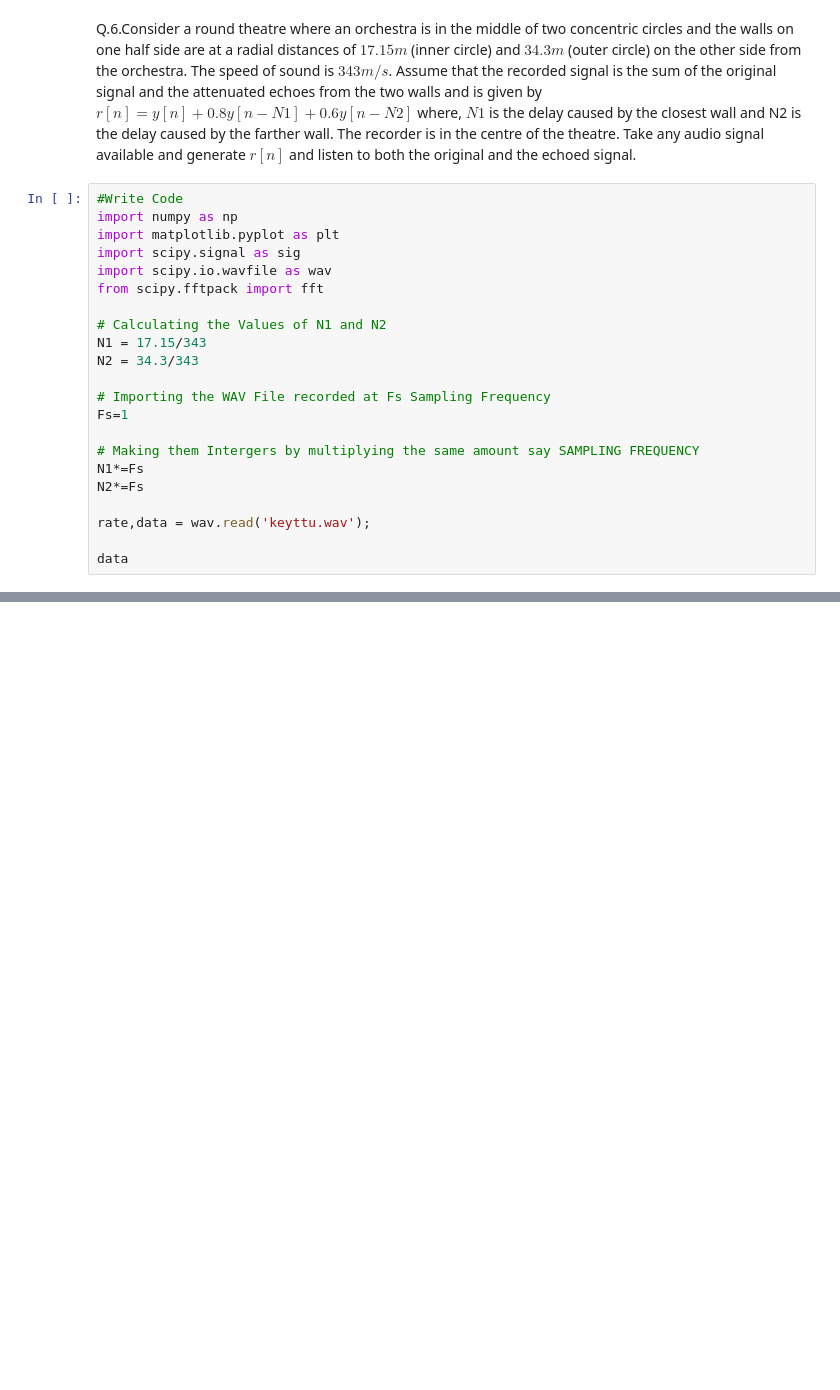
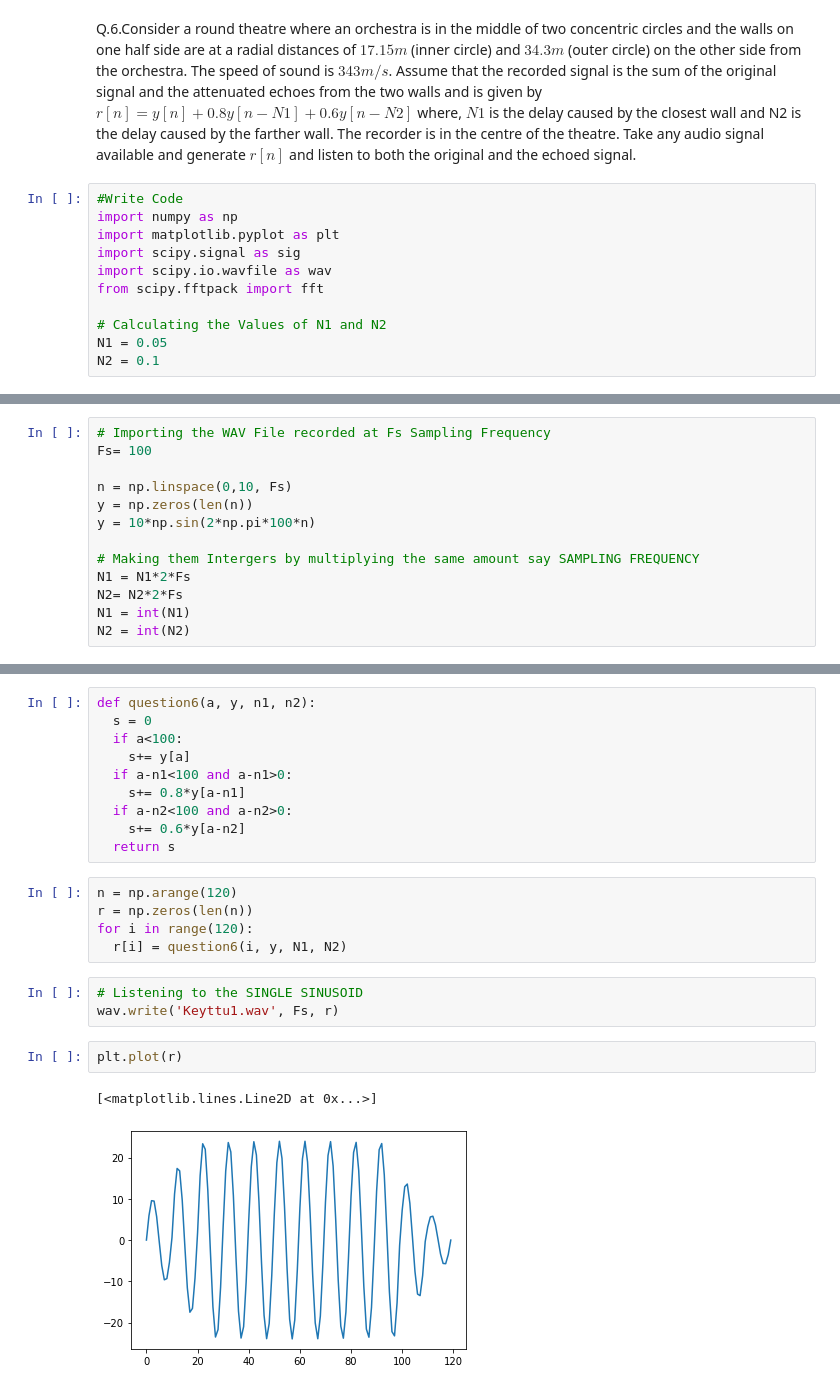
Before and after one commit to keyttu/DSP-Lab-Assignments, a Jupyter notebook: Assignment_2.ipynb, the cells around one changed output, grey strips where cells are left out. Cells and saved outputs as stored; diff of their text form; blank space fills up the shorter version.

```diff
--- a/Assignment_2.ipynb
+++ b/Assignment_2.ipynb
@@ -259,16 +320,5 @@ import scipy.io.wavfile as wav
 from scipy.fftpack import fft
 
 # Calculating the Values of N1 and N2
-N1 = 17.15/343
-N2 = 34.3/343
-
-# Importing the WAV File recorded at Fs Sampling Frequency
-Fs=1
-
-# Making them Intergers by multiplying the same amount say SAMPLING FREQUENCY
-N1*=Fs
-N2*=Fs
-
-rate,data = wav.read('keyttu.wav');
-
-data
+N1 = 0.05
+N2 = 0.1
@@ -274,0 +329,13 @@ data
+# %%
+# Importing the WAV File recorded at Fs Sampling Frequency
+Fs= 100
+
+n = np.linspace(0,10, Fs)
+y = np.zeros(len(n))
+y = 10*np.sin(2*np.pi*100*n)
+
+# Making them Intergers by multiplying the same amount say SAMPLING FREQUENCY
+N1 = N1*2*Fs
+N2= N2*2*Fs
+N1 = int(N1)
+N2 = int(N2)
@@ -274,0 +347,23 @@ data
+# %%
+def question6(a, y, n1, n2):
+  s = 0
+  if a<100:
+    s+= y[a]
+  if a-n1<100 and a-n1>0:
+    s+= 0.8*y[a-n1]
+  if a-n2<100 and a-n2>0:
+    s+= 0.6*y[a-n2]
+  return s
+# %%
+n = np.arange(120)
+r = np.zeros(len(n))
+for i in range(120):
+  r[i] = question6(i, y, N1, N2)
+# %%
+# Listening to the SINGLE SINUSOID
+wav.write('Keyttu1.wav', Fs, r)
+# %%
+plt.plot(r)
+# %% [output]
+[<matplotlib.lines.Line2D at 0x...>]
+[figure, added]
```
Also changed, not shown: parts of 9 cells of this notebook.
